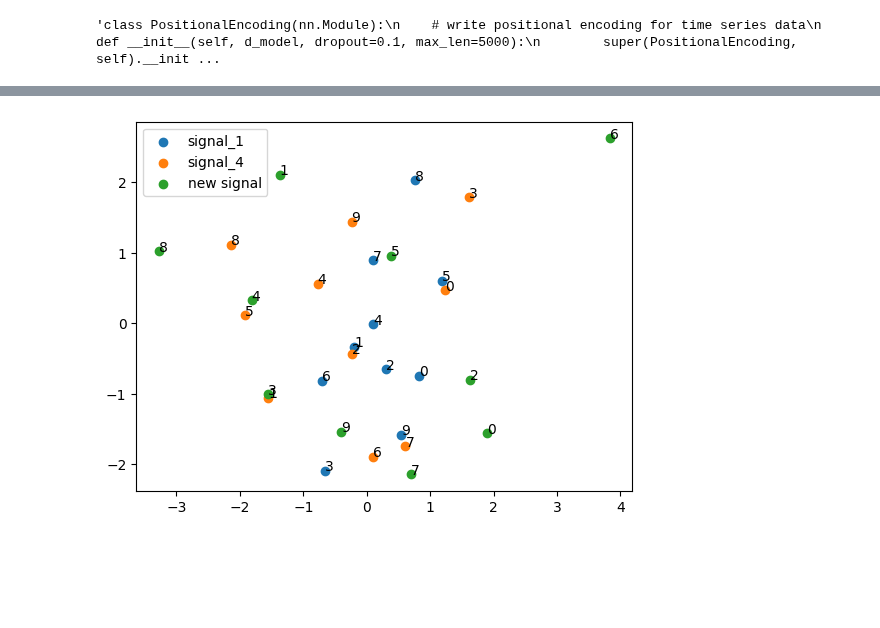
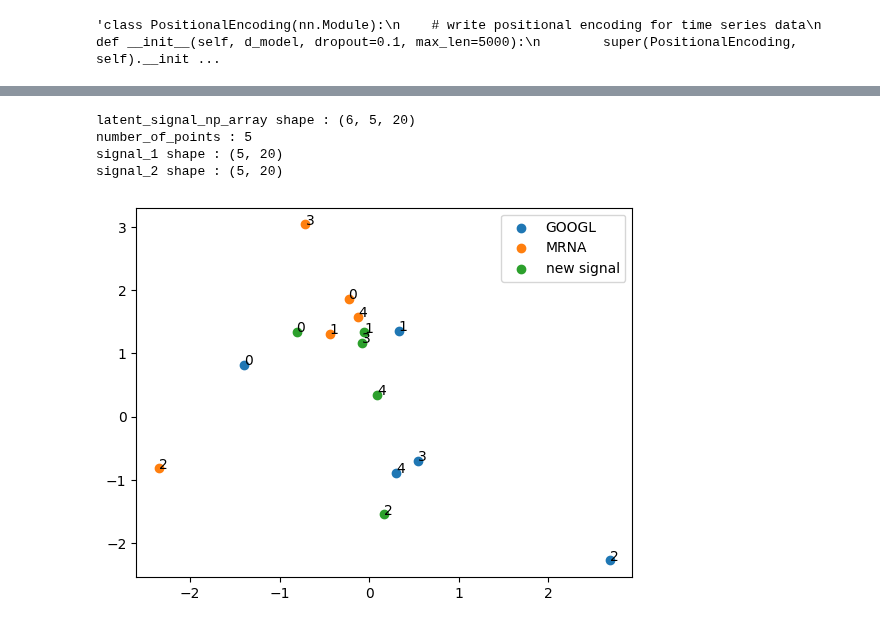
Before and after one commit to MaximeSzymanski/StocksClusteringVAE, a Jupyter notebook: VAE_stocks.ipynb, the cells around one changed output, grey strips where cells are left out. Saved outputs shown, nothing was run; the diff lists cells and outputs as text; code cells hidden in the pictures; blank space fills up the shorter version.

```diff
--- a/VAE_stocks.ipynb
+++ b/VAE_stocks.ipynb
@@ -133,8 +112,10 @@ sub_series shape : (10, 100)
 # %%
 # print a random sub series
-random_index = np.random.randint(0, sub_series_1.shape[0])
+number_of_stocks = len(stock_symbols)
+random_index_stocks = np.random.randint(0, number_of_stocks)
+random_index_sub_series = np.random.randint(0, number_of_sub_series)
 plt.figure(figsize=(10, 6))
-plt.plot(sub_series_1[random_index])
+plt.plot(stocks_np_array[random_index_stocks][random_index_sub_series])
 plt.title('Random Sub Series')
 plt.xlabel('Time Step')
 plt.ylabel('Normalized Value')
@@ -378,7 +359,7 @@ class RecurrentAutoencoder(nn.Module):
 # %%
 print(f"sub_series_length : {sub_series_length}")
 device = torch.device("cuda" if torch.cuda.is_available() else "cpu")
-latent_dim = 32
-model = RecurrentAutoencoder(sub_series_length, 1, 64,sub_seq_len=50,latent_dim=latent_dim).to(device)
+latent_dim = 20
+model = RecurrentAutoencoder(sub_series_length, 1, 256,sub_seq_len=50,latent_dim=latent_dim).to(device)
 print(f"model : {model}")
 # %% [output]
@@ -407,5 +388,5 @@ def reconstruction_loss(x, y):
 
     return nn.MSELoss(reduction='sum')(x,y)
 
-def loss_function(x, original_x, mu, sigma,k1=1,k2=1e-1):
+def loss_function(x, original_x, mu, sigma,k1=1,k2=1e-2):
     return k1 *reconstruction_loss(original_x, x) + k2 * KL_loss(mu, sigma)
@@ -449,11 +433,11 @@ plt.show()
 # %%
 # try a simple overfitting
-optimizer = torch.optim.Adam(model.parameters(), lr=0.00008)
+optimizer = torch.optim.Adam(model.parameters(), lr=0.0001)
 #loss_fn = nn.L1Loss(reduction='sum')
 
-for epoch in range(4000):
+for epoch in range(20):
     optimizer.zero_grad()
-    x, original_x, mu, sigma = model(signal_to_tensor_cat)
+    x, original_x, mu, sigma = model(signal_to_tensor)
 
     loss = loss_function(x, original_x, mu, sigma)
     loss.backward()
@@ -598,29 +525,45 @@ sequences : 10
 # %%
-# interpolate between the signal 1 and signal 4, point by point
+# interpolate between two signales
 # take the first signal
-signal_1 = latent_space_1
-signal_4 = latent_space_5
+print(f"latent_signal_np_array shape : {signals_latent.shape}")
+signals_latent = signals_latent.reshape((number_of_stocks, number_of_sub_series, latent_dim))
+
+signal_1_index,signal_1_name = 0, stock_symbols[0]
+
+signal_2_index ,signal_2_name = 3, stock_symbols[3]
+signal_1 = signals_latent[signal_1_index]
+signal_2 = signals_latent[signal_2_index]
+
 # define the number of points to interpolate
 number_of_points = signal_1.shape[0]
+print(f"number_of_points : {number_of_points}")
+print(f"signal_1 shape : {signal_1.shape}")
+print(f"signal_2 shape : {signal_2.shape}")
+new_signal = np.zeros((number_of_points,latent_dim))
 
-new_signal = np.zeros((number_of_points,latent_dim))
 for i in range(number_of_points):
-  new_signal[i] = (signal_1[i] + (signal_4[i]) ) / 2
+
+
+    new_signal[i] = (signal_1[i] + (signal_2[i]) ) / 2
 
 # apply PCA to the new signal
-pca = PCA(n_components=2)
+#pca = PCA(n_components=2)
 #
 # plot the latent space with the 3 signals in different colors
-latent_space_new_signal = pca.fit_transform(new_signal)
-#latent_space_new_signal = new_signal
-plt.scatter(signal_1[:,0],signal_1[:,1],label='signal_1')
-plt.scatter(signal_4[:,0],signal_4[:,1],label='signal_4')
+#latent_space_new_signal = pca.fit_transform(new_signal)
+latent_space_new_signal = new_signal
+plt.scatter(signal_1[:,0],signal_1[:,1],label=signal_1_name)
+plt.scatter(signal_2[:,0],signal_2[:,1],label=signal_2_name)
 plt.scatter(latent_space_new_signal[:,0],latent_space_new_signal[:,1],label='new signal')
 for i in range(number_of_points):
     plt.annotate(str(i), (signal_1[i, 0], signal_1[i, 1]))
-    plt.annotate(str(i), (signal_4[i, 0], signal_4[i, 1]))
+    plt.annotate(str(i), (signal_2[i, 0], signal_2[i, 1]))
     plt.annotate(str(i), (latent_space_new_signal[i, 0], latent_space_new_signal[i, 1]))
 plt.legend()
 plt.show()
 # %% [output]
+latent_signal_np_array shape : (6, 5, 20)
+number_of_points : 5
+signal_1 shape : (5, 20)
+signal_2 shape : (5, 20)
-[figure, old version]
+[figure, new version]
```
Also changed, not shown: parts of 24 cells of this notebook.
